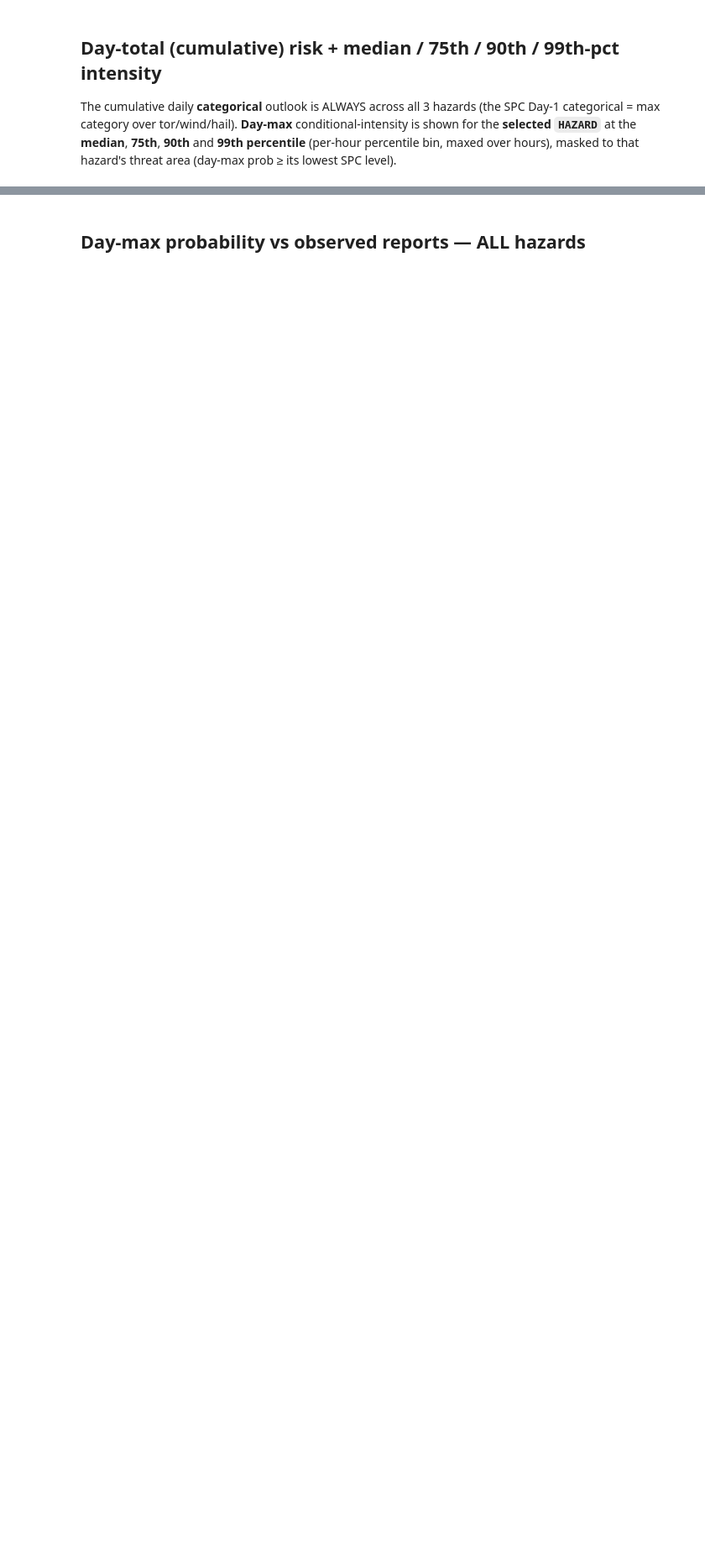
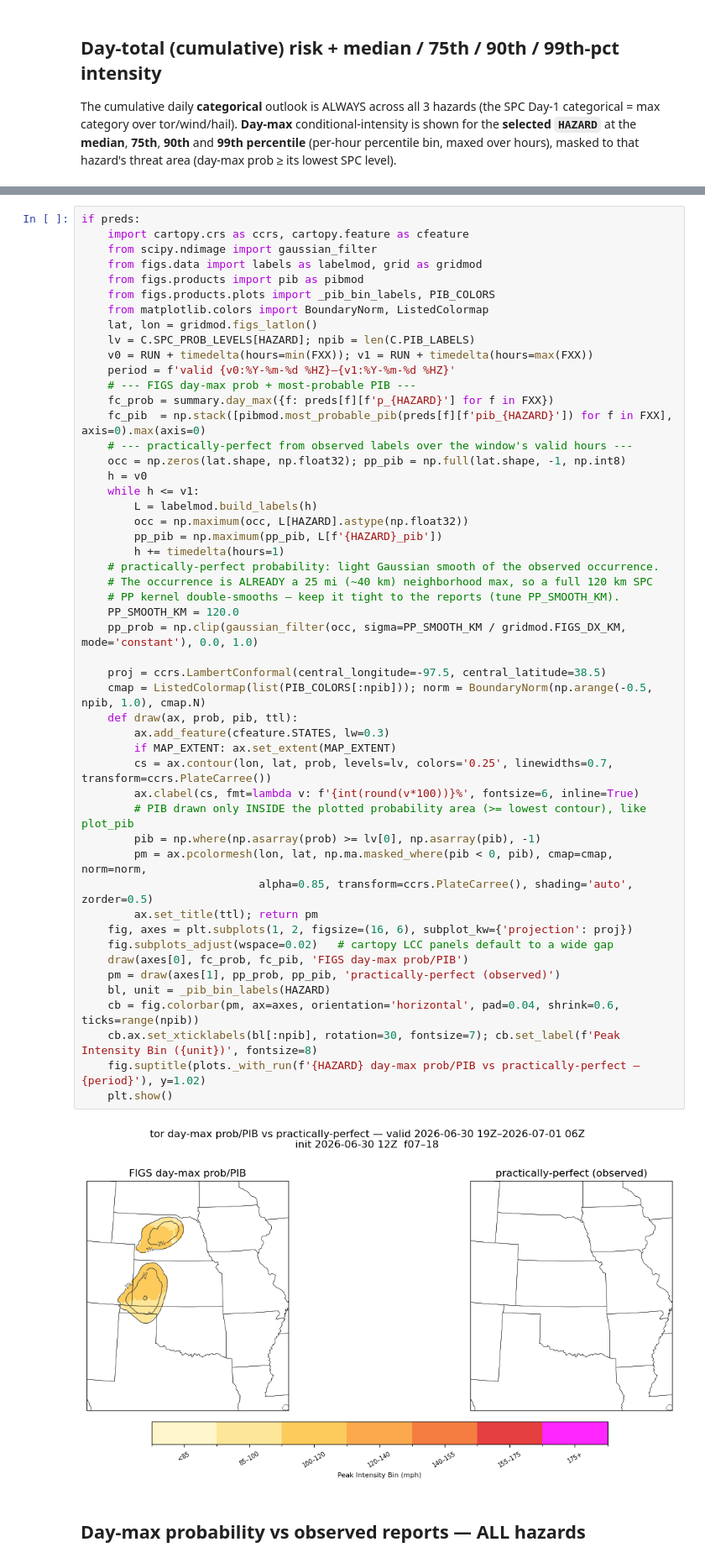
Before and after one commit to jwthiesing/FIGS, a Jupyter notebook: notebooks/01_case_analysis.ipynb, the cells around one changed output, grey strips where cells are left out. Shown at 84% size. Cells and saved outputs as stored; diff of their text form; blank space fills up the shorter version.

```diff
--- a/notebooks/01_case_analysis.ipynb
+++ b/notebooks/01_case_analysis.ipynb
@@ -204,3 +250,55 @@ if preds:
+# %%
+if preds:
+    import cartopy.crs as ccrs, cartopy.feature as cfeature
+    from scipy.ndimage import gaussian_filter
+    from figs.data import labels as labelmod, grid as gridmod
+    from figs.products import pib as pibmod
+    from figs.products.plots import _pib_bin_labels, PIB_COLORS
+    from matplotlib.colors import BoundaryNorm, ListedColormap
+    lat, lon = gridmod.figs_latlon()
+    lv = C.SPC_PROB_LEVELS[HAZARD]; npib = len(C.PIB_LABELS)
+    v0 = RUN + timedelta(hours=min(FXX)); v1 = RUN + timedelta(hours=max(FXX))
+    period = f'valid {v0:%Y-%m-%d %HZ}–{v1:%Y-%m-%d %HZ}'
+    # --- FIGS day-max prob + most-probable PIB ---
+    fc_prob = summary.day_max({f: preds[f][f'p_{HAZARD}'] for f in FXX})
+    fc_pib  = np.stack([pibmod.most_probable_pib(preds[f][f'pib_{HAZARD}']) for f in FXX], axis=0).max(axis=0)
+    # --- practically-perfect from observed labels over the window's valid hours ---
+    occ = np.zeros(lat.shape, np.float32); pp_pib = np.full(lat.shape, -1, np.int8)
+    h = v0
+    while h <= v1:
+        L = labelmod.build_labels(h)
+        occ = np.maximum(occ, L[HAZARD].astype(np.float32))
+        pp_pib = np.maximum(pp_pib, L[f'{HAZARD}_pib'])
+        h += timedelta(hours=1)
+    # practically-perfect probability: light Gaussian smooth of the observed occurrence.
+    # The occurrence is ALREADY a 25 mi (~40 km) neighborhood max, so a full 120 km SPC
+    # PP kernel double-smooths — keep it tight to the reports (tune PP_SMOOTH_KM).
+    PP_SMOOTH_KM = 120.0
+    pp_prob = np.clip(gaussian_filter(occ, sigma=PP_SMOOTH_KM / gridmod.FIGS_DX_KM, mode='constant'), 0.0, 1.0)
+
+    proj = ccrs.LambertConformal(central_longitude=-97.5, central_latitude=38.5)
+    cmap = ListedColormap(list(PIB_COLORS[:npib])); norm = BoundaryNorm(np.arange(-0.5, npib, 1.0), cmap.N)
+    def draw(ax, prob, pib, ttl):
+        ax.add_feature(cfeature.STATES, lw=0.3)
+        if MAP_EXTENT: ax.set_extent(MAP_EXTENT)
+        cs = ax.contour(lon, lat, prob, levels=lv, colors='0.25', linewidths=0.7, transform=ccrs.PlateCarree())
+        ax.clabel(cs, fmt=lambda v: f'{int(round(v*100))}%', fontsize=6, inline=True)
+        # PIB drawn only INSIDE the plotted probability area (>= lowest contour), like plot_pib
+        pib = np.where(np.asarray(prob) >= lv[0], np.asarray(pib), -1)
+        pm = ax.pcolormesh(lon, lat, np.ma.masked_where(pib < 0, pib), cmap=cmap, norm=norm,
+                           alpha=0.85, transform=ccrs.PlateCarree(), shading='auto', zorder=0.5)
+        ax.set_title(ttl); return pm
+    fig, axes = plt.subplots(1, 2, figsize=(16, 6), subplot_kw={'projection': proj})
+    fig.subplots_adjust(wspace=0.02)   # cartopy LCC panels default to a wide gap
+    draw(axes[0], fc_prob, fc_pib, 'FIGS day-max prob/PIB')
+    pm = draw(axes[1], pp_prob, pp_pib, 'practically-perfect (observed)')
+    bl, unit = _pib_bin_labels(HAZARD)
+    cb = fig.colorbar(pm, ax=axes, orientation='horizontal', pad=0.04, shrink=0.6, ticks=range(npib))
+    cb.ax.set_xticklabels(bl[:npib], rotation=30, fontsize=7); cb.set_label(f'Peak Intensity Bin ({unit})', fontsize=8)
+    fig.suptitle(plots._with_run(f'{HAZARD} day-max prob/PIB vs practically-perfect — {period}'), y=1.02)
+    plt.show()
+# %% [output]
+[figure, added]
 # %% [markdown]
 ## Day-max probability vs observed reports — ALL hazards
 # %%
```
Also changed, not shown: parts of 21 cells of this notebook, 6 other files.
